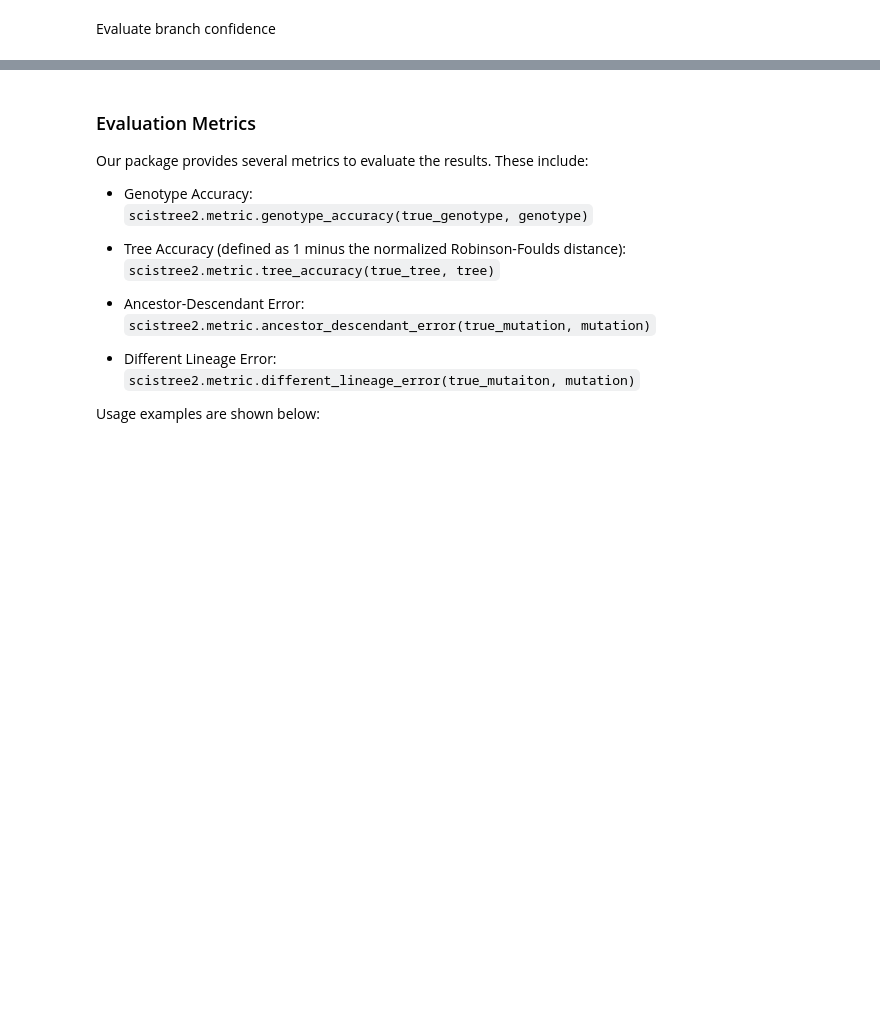
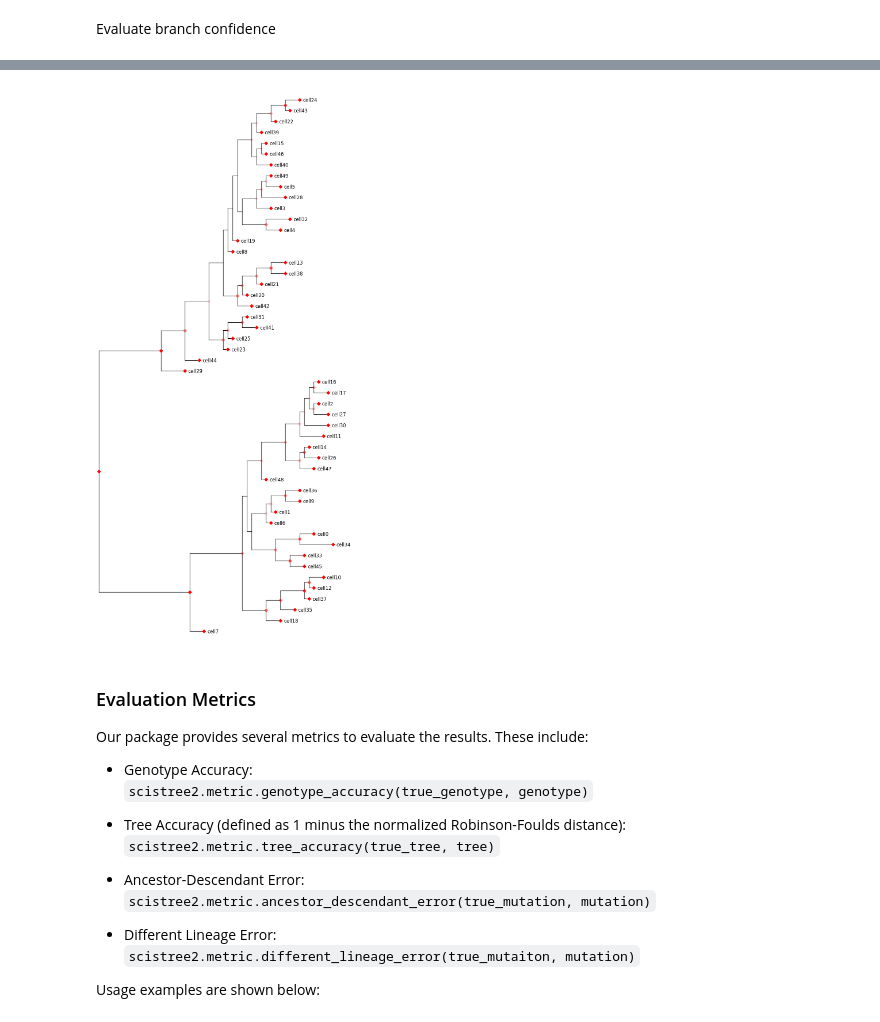
Before and after one commit to yufengwudcs/ScisTree2, a Jupyter notebook: tutorials/ScisTree2_Tutorial.ipynb, the cells around one changed output, grey strips where cells are left out. Saved outputs shown, nothing was run; the diff lists cells and outputs as text; code cells hidden in the pictures; blank space fills up the shorter version.

```diff
--- a/tutorials/ScisTree2_Tutorial.ipynb
+++ b/tutorials/ScisTree2_Tutorial.ipynb
@@ -376,3 +391,13 @@ print(tree_spr_bootstrap.output(branch_length_func=lambda x: x.branch_confidence
+# %%
+# add 0.5 to each branch to avoid 0 length.
+tv = TreeViz(tree_spr_bootstrap.output(branch_length_func=lambda x: len(x.mutations)+0.5, confidence_func=lambda x: x.branch_confidence), width=15)
+# tv.show_confidence(bbox=dict(facecolor='red', alpha=0.5))
+for node in tree_spr_bootstrap.get_all_nodes():
+    leaf_names = [leaf.name for leaf in tree_spr_bootstrap[node].get_leaves()]
+    tv.marker(leaf_names, marker="D", color='red', alpha=tree_spr_bootstrap[node].branch_confidence)
+fig = tv.plotfig()
+# %% [output]
+[figure, added]
 # %% [markdown]
 ### Evaluation Metrics
 
```
Also changed, not shown: parts of 7 cells of this notebook, 4 other files.
